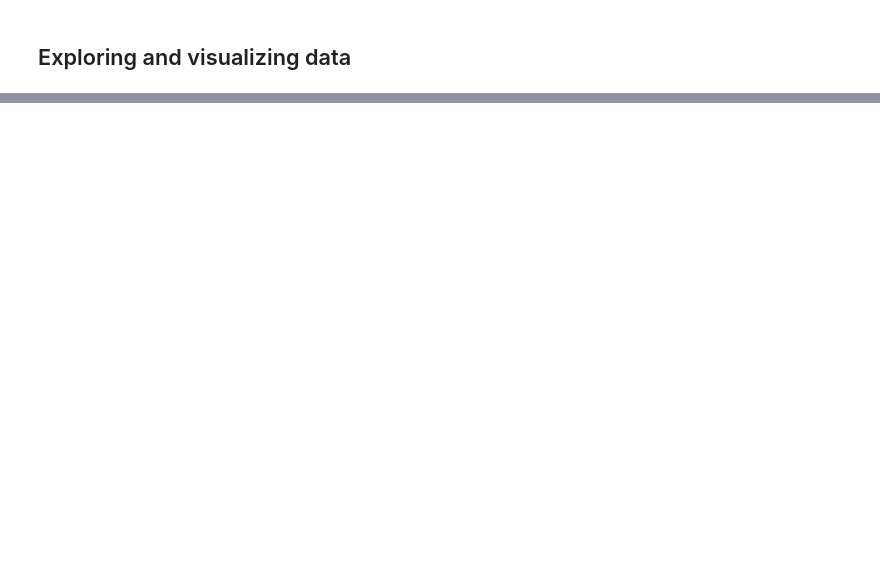
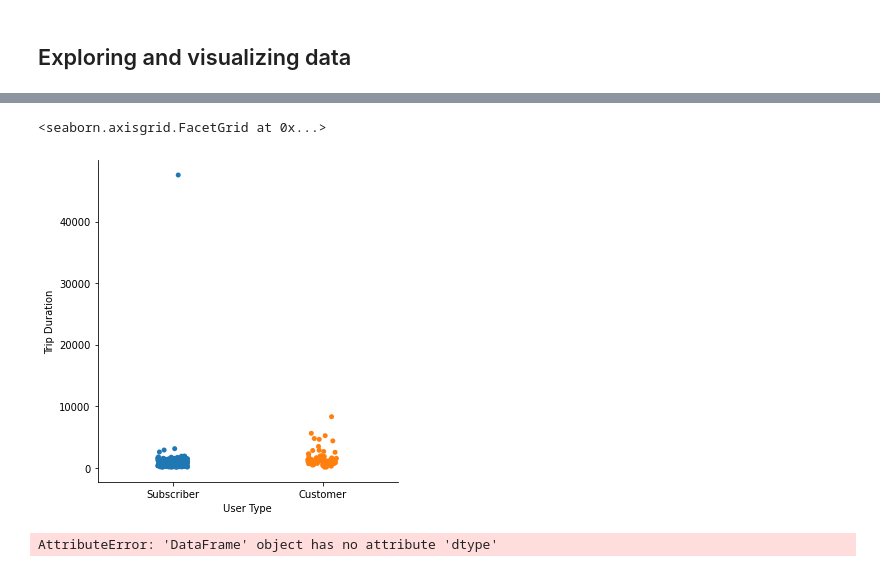
Before and after one commit to Crazz-Zaac/libraries-basic, a Jupyter notebook: Explore US Bikeshare Data.ipynb, the cells around one changed output, grey strips where cells are left out. Drawn from its saved outputs; the diff is of its cells as text; code cells hidden in the pictures; blank space fills up the shorter version.

```diff
--- a/Explore US Bikeshare Data.ipynb
+++ b/Explore US Bikeshare Data.ipynb
@@ -270,0 +313,3 @@ df.head()
+# %%
+df.fillna(0, inplace=True)
+df.head()
@@ -271 +323,12 @@ df.head()
+# %%
+# sns.catplot(df['User Type'], df['Trip Duration'])
+
+sns.catplot(x="User Type", y="Trip Duration", data=df)
+# %% [output]
+<seaborn.axisgrid.FacetGrid at 0x...>
+[figure, added]
+# %%
+df.dtype
+# %% [output]
+AttributeError: 'DataFrame' object has no attribute 'dtype'
 # %%
```
Also changed, not shown: parts of 15 cells of this notebook.
